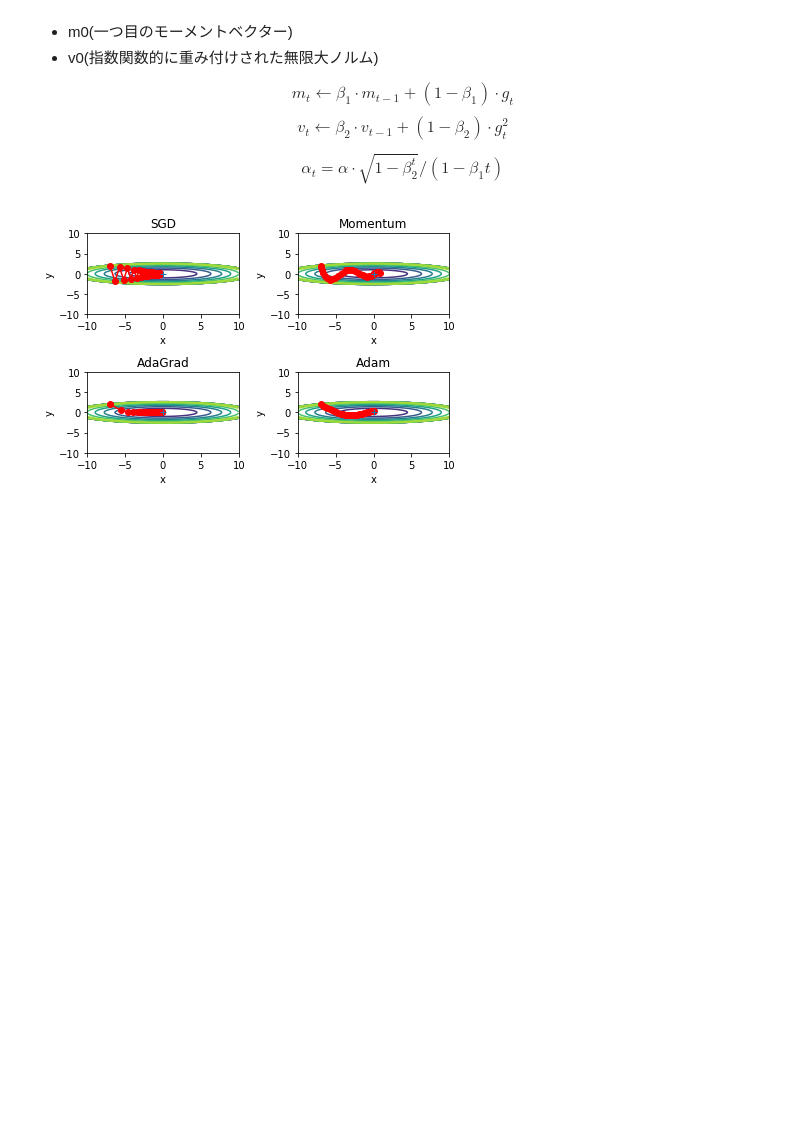
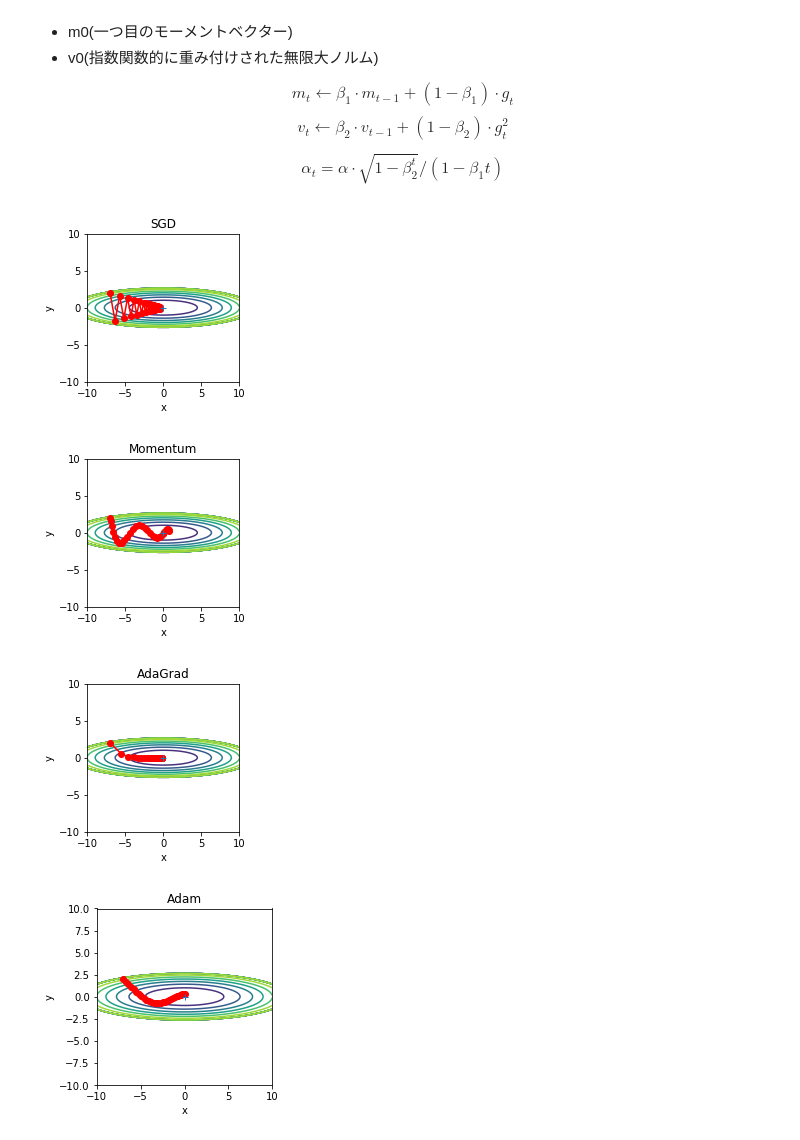
Before and after one commit to ju-ki/DeepLearning_from_scratch, a Jupyter notebook: technique_for_learning.ipynb, the cells around one changed output. Drawn from its saved outputs; the diff is of its cells as text; code cells hidden in the pictures; blank space fills up the shorter version.

```diff
--- a/technique_for_learning.ipynb
+++ b/technique_for_learning.ipynb
@@ -111,7 +111,7 @@ import sys, os
 import numpy as np
 import matplotlib.pyplot as plt
 from collections import OrderedDict
-os.chdir("/work/dl_learning/deep-learning-from-scratch-master/common")
+os.chdir("/work/basic_deeplearning/deep-learning-from-scratch-master/common")
 from optimizer import *
 
 
@@ -150,31 +150,35 @@ for key in optimizers:
         grads['x'], grads['y'] = df(params['x'], params['y'])
         optimizer.update(params, grads)
 
 
     x = np.arange(-10, 10, 0.01)
     y = np.arange(-5, 5, 0.01)
 
     X, Y = np.meshgrid(x, y)
     Z = f(X, Y)
 
     # for simple contour line
     mask = Z > 7
     Z[mask] = 0
 
     # plot
+    plt.figure(figsize=(6, 6))
     plt.subplot(2, 2, idx)
     idx += 1
     plt.plot(x_history, y_history, 'o-', color="red")
     plt.contour(X, Y, Z)
     plt.ylim(-10, 10)
     plt.xlim(-10, 10)
     plt.plot(0, 0, '+')
     #colorbar()
     #spring()
     plt.title(key)
     plt.xlabel("x")
     plt.ylabel("y")
 plt.tight_layout()
 plt.show()
 # %% [output]
-[figure, old version]
+[figure, new version]
+[figure, added]
+[figure, added]
+[figure, added]
```
Also changed, not shown: parts of 20 cells of this notebook, 1 other file.
